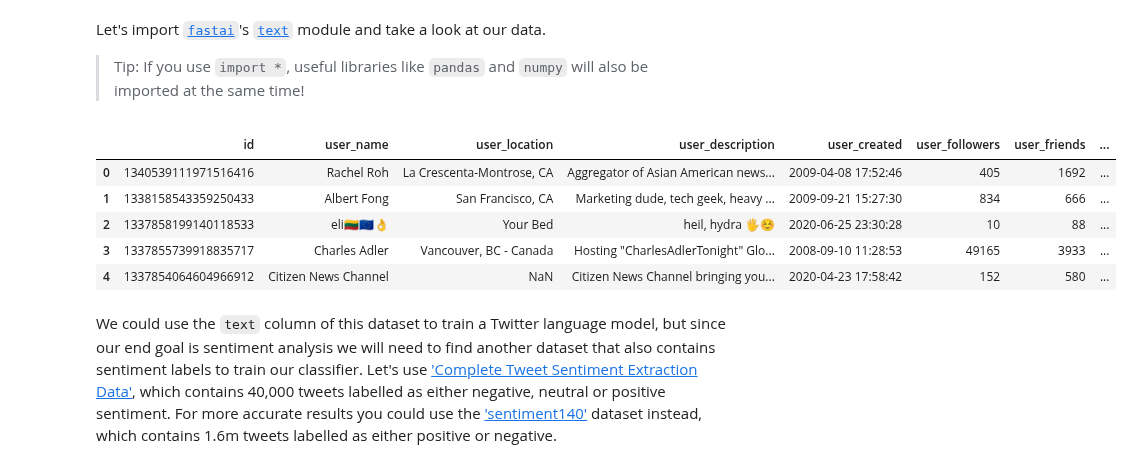
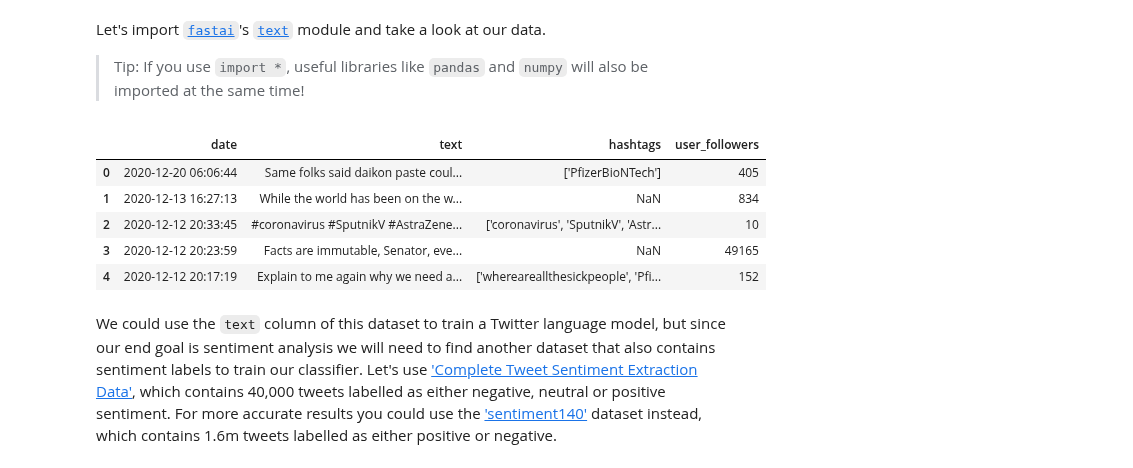
Before and after one commit to twhelan22/blog, a Jupyter notebook: _notebooks/2020-03-17-covid-19-vaccine-tweet-sentiment-analysis-with-fastai-part-1.ipynb, the cells around one changed output. Saved outputs shown, nothing was run; the diff lists cells and outputs as text; code cells hidden in the pictures.

```diff
--- a/_notebooks/2020-03-17-covid-19-vaccine-tweet-sentiment-analysis-with-fastai-part-1.ipynb
+++ b/_notebooks/2020-03-17-covid-19-vaccine-tweet-sentiment-analysis-with-fastai-part-1.ipynb
@@ -116,14 +122,14 @@ Let's import [`fastai`](https://docs.fast.ai/)'s [`text`](https://docs.fast.ai/t
 from fastai.text.all import *
 # %%
 vax_tweets = pd.read_csv('vaccination_all_tweets.csv')
-vax_tweets.head()
+vax_tweets[['date', 'text', 'hashtags', 'user_followers']].head()
 # %% [output]
-|  | id | user_name | user_location | user_description | user_created | user_followers | user_friends | ... |
-| 0 | 1340539111971516416 | Rachel Roh | La Crescenta-Montrose, CA | Aggregator of Asian American news... | 2009-04-08 17:52:46 | 405 | 1692 | ... |
-| 1 | 1338158543359250433 | Albert Fong | San Francisco, CA | Marketing dude, tech geek, heavy ... | 2009-09-21 15:27:30 | 834 | 666 | ... |
-| 2 | 1337858199140118533 | eli🇱🇹🇪🇺👌 | Your Bed | heil, hydra 🖐☺ | 2020-06-25 23:30:28 | 10 | 88 | ... |
-| 3 | 1337855739918835717 | Charles Adler | Vancouver, BC - Canada | Hosting "CharlesAdlerTonight" Glo... | 2008-09-10 11:28:53 | 49165 | 3933 | ... |
-| 4 | 1337854064604966912 | Citizen News Channel | NaN | Citizen News Channel bringing you... | 2020-04-23 17:58:42 | 152 | 580 | ... |
+|  | date | text | hashtags | user_followers |
+| 0 | 2020-12-20 06:06:44 | Same folks said daikon paste coul... | ['PfizerBioNTech'] | 405 |
+| 1 | 2020-12-13 16:27:13 | While the world has been on the w... | NaN | 834 |
+| 2 | 2020-12-12 20:33:45 | #coronavirus #SputnikV #AstraZene... | ['coronavirus', 'SputnikV', 'Astr... | 10 |
+| 3 | 2020-12-12 20:23:59 | Facts are immutable, Senator, eve... | NaN | 49165 |
+| 4 | 2020-12-12 20:17:19 | Explain to me again why we need a... | ['whereareallthesickpeople', 'Pfi... | 152 |
 # %% [markdown]
 We could use the `text` column of this dataset to train a Twitter language model, but since our end goal is sentiment analysis we will need to find another dataset that also contains sentiment labels to train our classifier. Let's use ['Complete Tweet Sentiment Extraction Data'](https://www.kaggle.com/maxjon/complete-tweet-sentiment-extraction-data), which contains 40,000 tweets labelled as either negative, neutral or positive sentiment. For more accurate results you could use the ['sentiment140'](https://www.kaggle.com/kazanova/sentiment140) dataset instead, which contains 1.6m tweets labelled as either positive or negative.
 # %%
```
Also changed, not shown: parts of 27 cells of this notebook.
